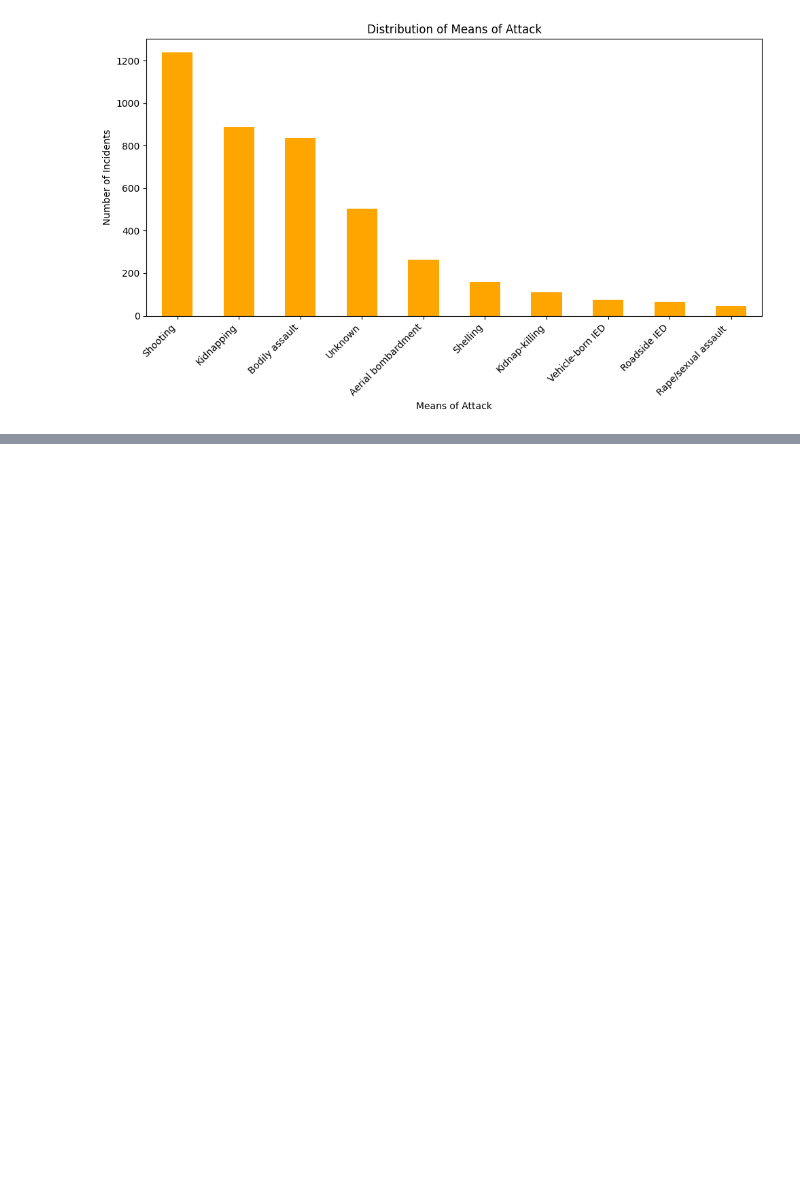
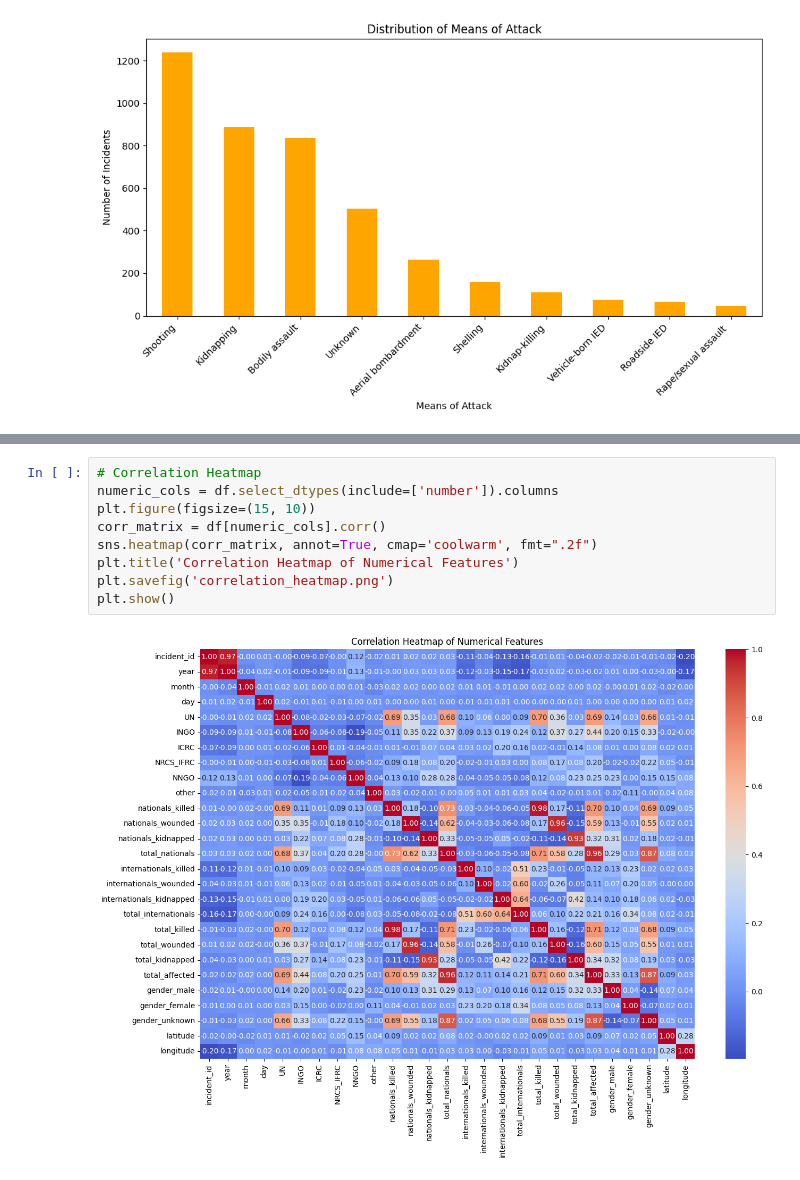
Before and after one commit to Bettenoch/security_incidence_prediction, a Jupyter notebook: df_exploration_&_analysis.ipynb, the cells around one changed output, grey strips where cells are left out. Saved outputs shown, nothing was run; the diff lists cells and outputs as text; blank space fills up the shorter version.

```diff
--- a/df_exploration_&_analysis.ipynb
+++ b/df_exploration_&_analysis.ipynb
@@ -204,0 +227,11 @@ plt.show()
+# %%
+# Correlation Heatmap
+numeric_cols = df.select_dtypes(include=['number']).columns
+plt.figure(figsize=(15, 10))
+corr_matrix = df[numeric_cols].corr()
+sns.heatmap(corr_matrix, annot=True, cmap='coolwarm', fmt=".2f")
+plt.title('Correlation Heatmap of Numerical Features')
+plt.savefig('correlation_heatmap.png')
+plt.show()
+# %% [output]
+[figure, added]
```
Also changed, not shown: parts of 5 cells of this notebook.
